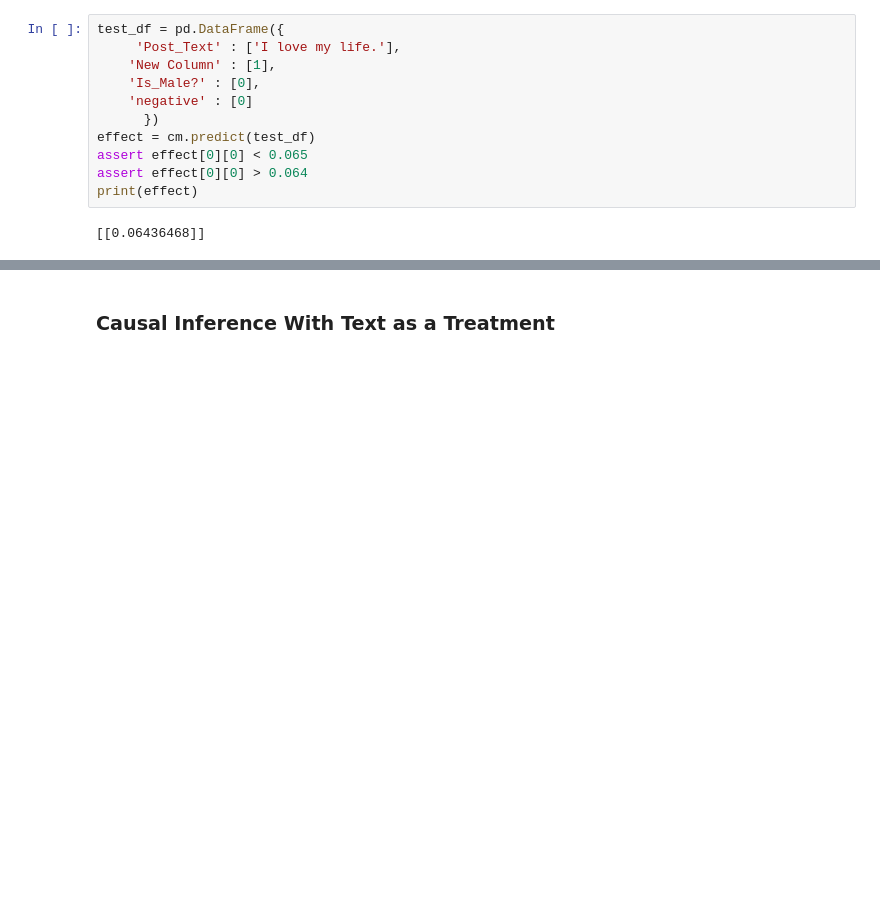
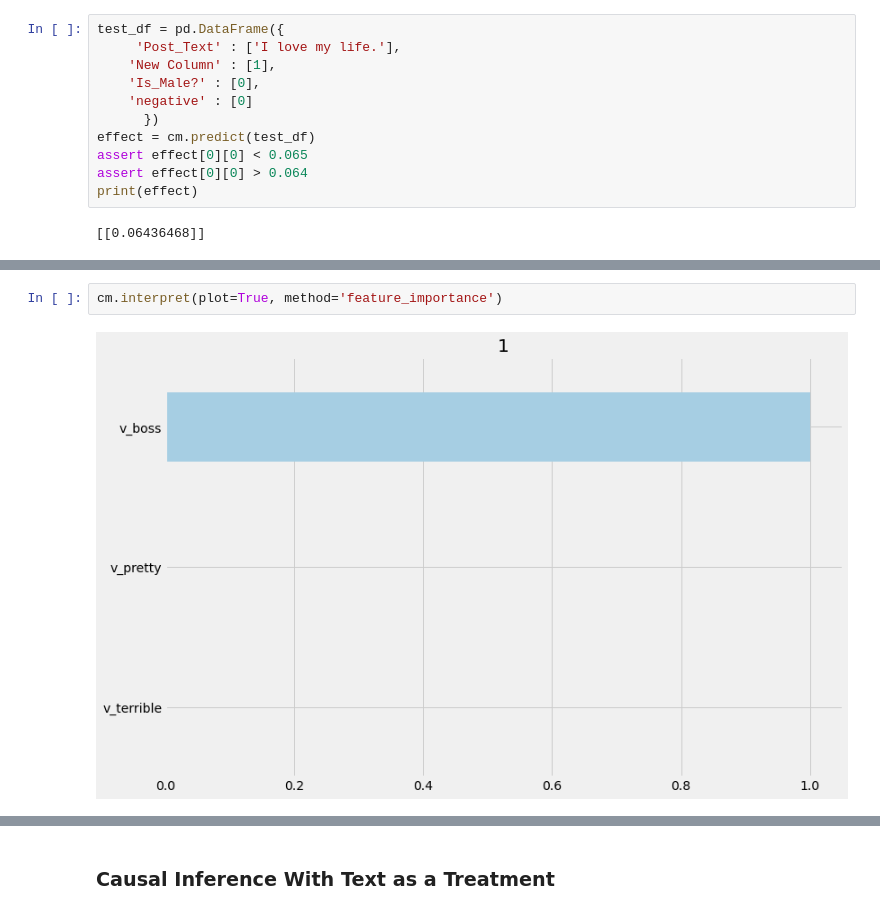
Before and after one commit to amaiya/causalnlp, a Jupyter notebook: nbs/00_causalinference.ipynb, the cells around one changed output, grey strips where cells are left out. Saved outputs shown, nothing was run; the diff lists cells and outputs as text; blank space fills up the shorter version.

```diff
--- a/nbs/00_causalinference.ipynb
+++ b/nbs/00_causalinference.ipynb
@@ -493,0 +603,4 @@ print(effect)
+# %%
+cm.interpret(plot=True, method='feature_importance')
+# %% [output]
+[figure, added]
```
Also changed, not shown: parts of 13 cells of this notebook, 11 other files.
